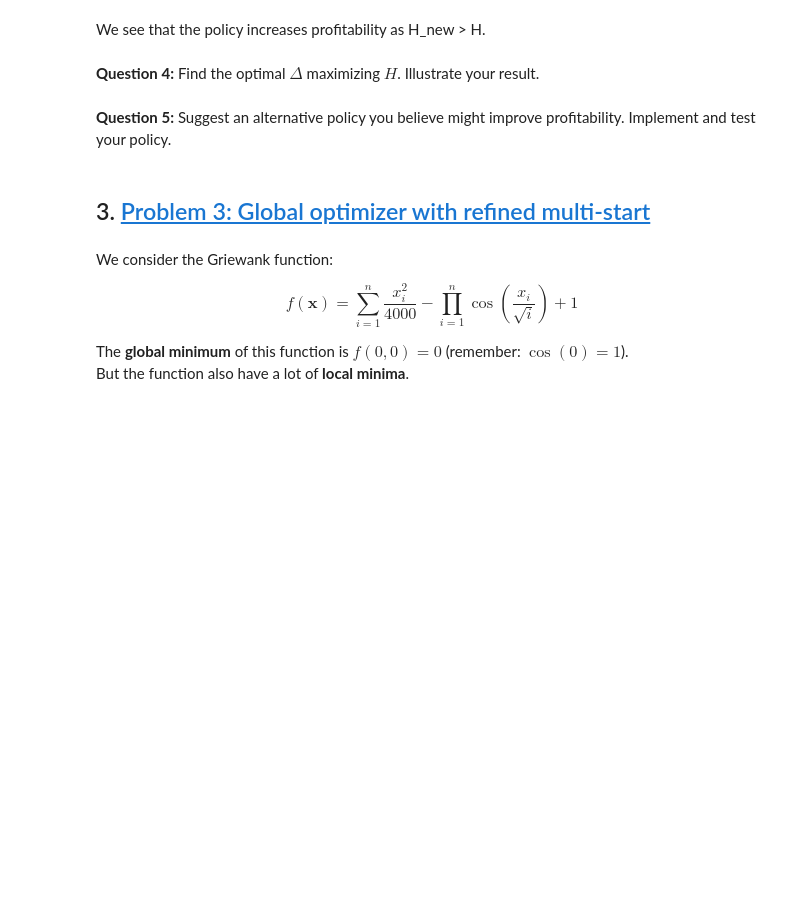
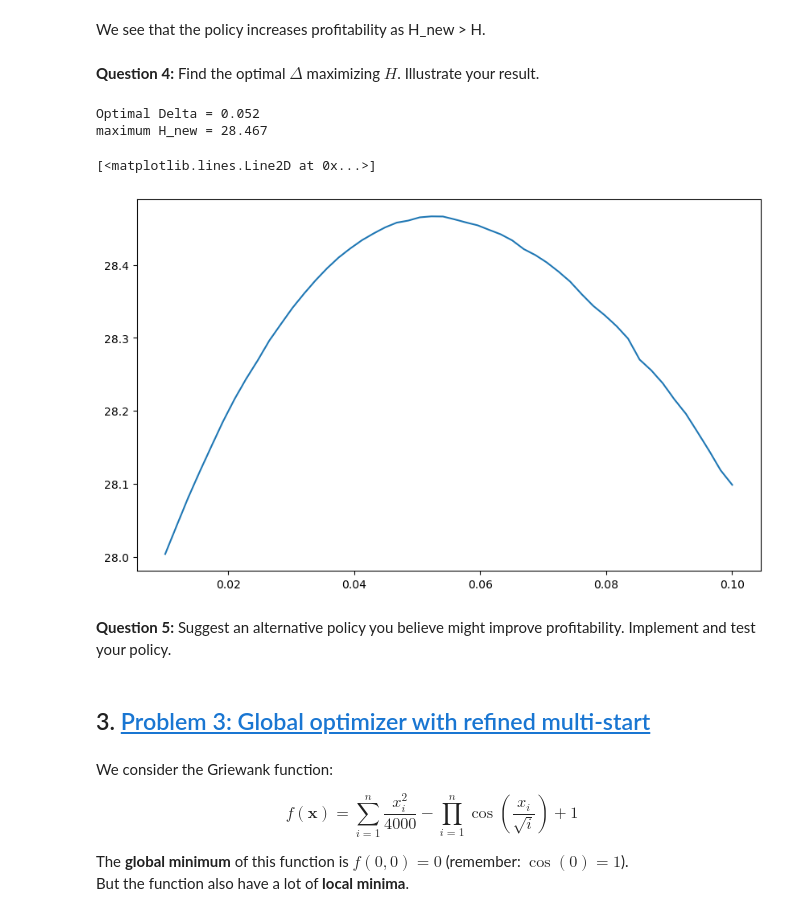
Before and after one commit to NumEconCopenhagen/projects-2023-helene-and-cecilie-class-3, a Jupyter notebook: exam/Exam-2023-notebook.ipynb, the cells around one changed output. Cells and saved outputs as stored; diff of their text form; code cells hidden in the pictures; blank space fills up the shorter version.

```diff
--- a/exam/Exam-2023-notebook.ipynb
+++ b/exam/Exam-2023-notebook.ipynb
@@ -316,7 +318,7 @@ sn.R = (1+0.01)**(1/12)
 sn.eta = 0.5
 sn.w = 1.0
 sn.T = 120 # number of months
-sn.K = 100 # number of simulation draws for each month
+sn.K = 500 # number of simulation draws for each month
 
 # fix seed
 np.random.seed(2023)
@@ -353,8 +347,10 @@ kappa = np.exp(log_kappa)
 # %%
 # compute number of employees from time t = 0 to t = 119
 # insert number of employees in each period in a vector
-employees = np.zeros([sn.K,sn.T])
-for k in range(0,sn.K):
-    for t in range(0,sn.T):
-        # max profits for relevant value of kappa
-        employees[k,t] = q2.max_profits(kappa[k,t],sn.eta, sn.w)
+def employees_vec():
+    employees = np.zeros([sn.K,sn.T])
+    for k in range(0,sn.K):
+        for t in range(0,sn.T):
+            # max profits for relevant value of kappa
+            employees[k,t] = q2.max_profits(kappa[k,t],sn.eta, sn.w)
+    return employees
@@ -369,5 +357,6 @@ for k in range(0,sn.K):
 # %%
 # compute h for each k = {0,...,K-1}
+employees = employees_vec()
 h = np.zeros(sn.K)
 for k in range(0,sn.K):
     for t in range(0,sn.T):
@@ -404,12 +393,10 @@ With $\Delta \geq 0$ and $\Delta = 0$ being the previous policy.
 
 **Question 3:** Calculate $H$ if the policy above was followed with $\Delta = 0.05$. Does it improve profitability?
 # %%
+employees_new = employees_vec()
 sn.Delta = 0.05
-employees_new = np.zeros([sn.K,sn.T])
 for k in range(0,sn.K):
     for t in range(0,sn.T):
-        # max profits for relevant value of kappa
-        employees_new[k,t] = q2.max_profits(kappa[k,t],sn.eta, sn.w)
         if abs(employees_new[k,t-1]-employees_new[k,t]) > sn.Delta:
             employees_new[k,t] = employees_new[k,t]
         else:
@@ -451,3 +428,57 @@ We see that the policy increases profitability as H_new > H.
+# %%
+employees_opt = employees_vec()
+
+# Define a list of potential Delta values to test
+potential_delta = np.linspace(0.01, 0.1, 50)  # Adjust range and step size as needed
+
+# Initialize variables to keep track of the best Delta and its corresponding H_new
+best_delta = None
+max_H_opt = -np.inf
+
+H_val = []
+
+# Iterate over potential deltas
+for delta in potential_delta:
+    sn.Delta = delta
+
+    # same code as before...
+    for k in range(0,sn.K):
+        for t in range(0,sn.T):
+            if abs(employees_opt[k,t-1]-employees_opt[k,t]) > sn.Delta:
+                employees_opt[k,t] = employees_opt[k,t]
+            else:
+                employees_opt[k,t] = employees_opt[k,t-1]
+
+    h_opt = np.zeros(sn.K)
+    for k in range(0,sn.K):
+        for t in range(0,sn.T):
+            if t == 0:
+                I_opt = 1 if employees_opt[k,t] != 0 else 0
+            else:
+                I_opt = 1 if employees_opt[k,t]!=employees_opt[k,t-1] else 0
+            val_opt = sn.R**(-t)*(kappa[k,t]*employees_opt[k,t]**(1-sn.eta)-sn.w*employees_opt[k,t]-I_opt*sn.iota)
+            h_opt[k] += val_opt
+
+    H_opt = np.sum(h_opt)/sn.K
+
+    H_val.append(H_opt)
+
+    # Check if this is the best H_new so far
+    if H_opt > max_H_opt:
+        max_H_opt = H_opt
+        best_delta = delta
+
+print(f'Optimal Delta = {best_delta:.3f}')
+print(f'maximum H_new = {max_H_opt:.3f}')
+# %% [output]
+Optimal Delta = 0.052
+maximum H_new = 28.467
+# %%
+plt.figure(figsize=(10, 6))
+plt.plot(potential_delta, H_val)
+# %% [output]
+[<matplotlib.lines.Line2D at 0x...>]
+[figure, added]
 # %% [markdown]
 
 **Question 5:** Suggest an alternative policy you believe might improve profitability. Implement and test your policy.
```
Also changed, not shown: parts of 7 cells of this notebook.
